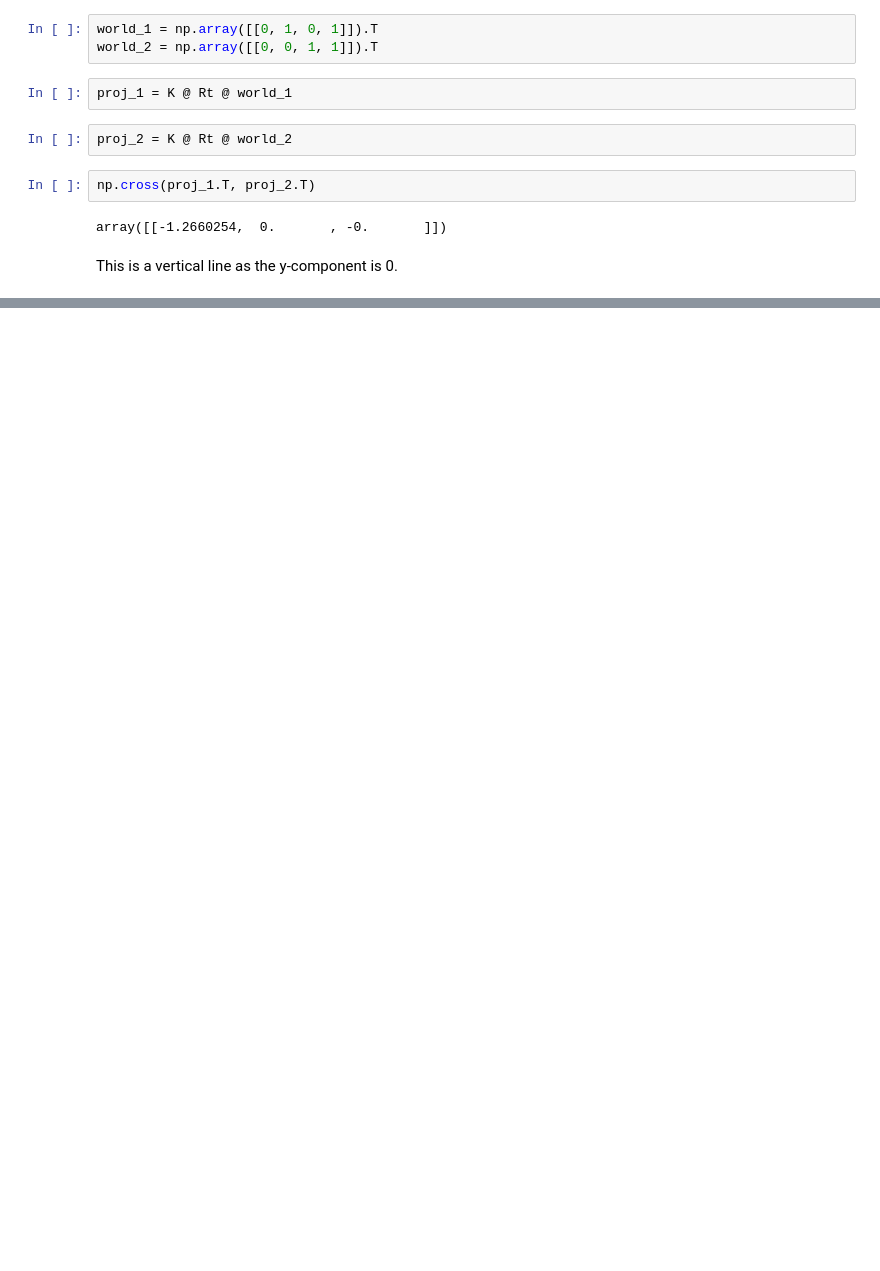
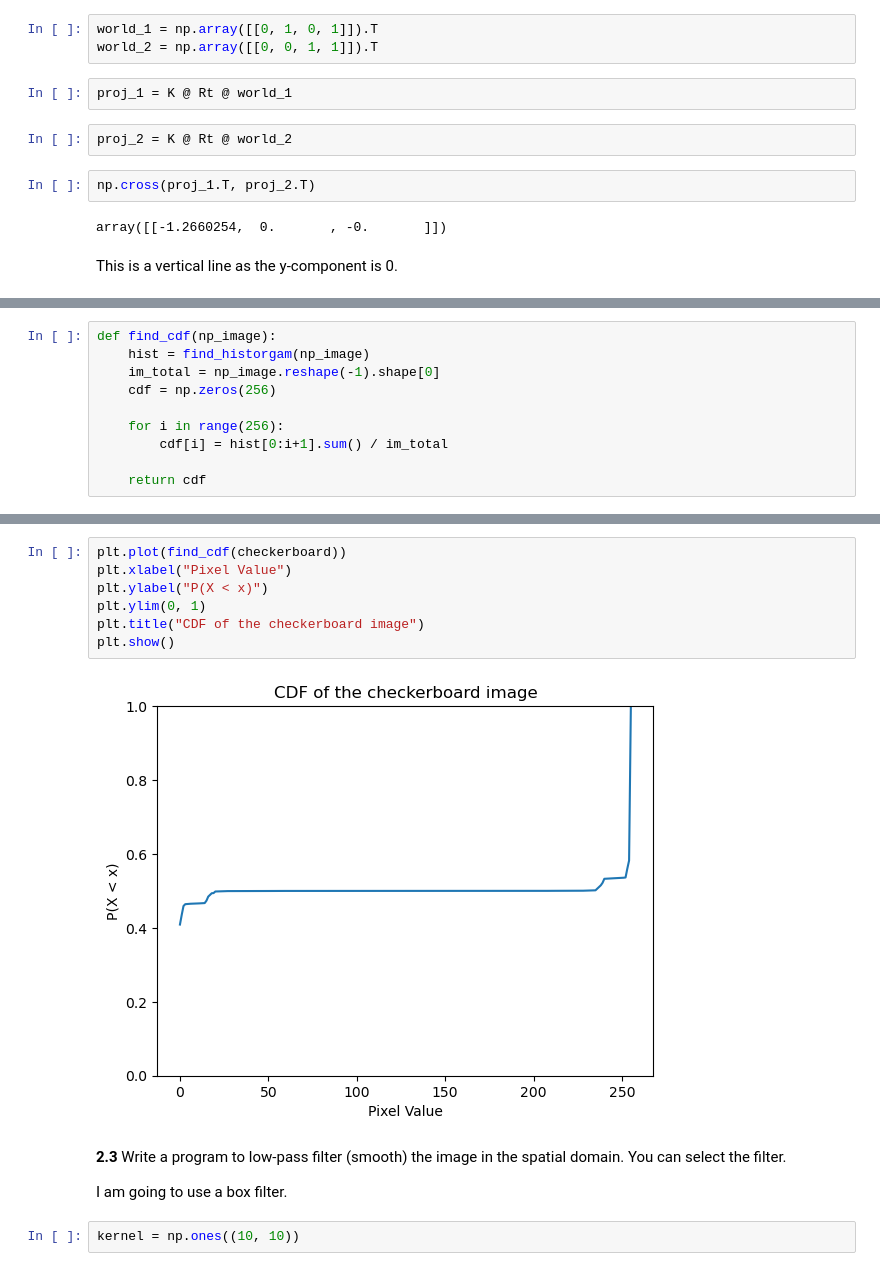
Before and after one commit to LennoxC/AIML331-Assignment-1, a Jupyter notebook: Assignment code.ipynb, the cells around one changed output, grey strips where cells are left out. Cells and saved outputs as stored; diff of their text form; blank space fills up the shorter version.

```diff
--- a/Assignment code.ipynb
+++ b/Assignment code.ipynb
@@ -59,0 +108,10 @@ This is a vertical line as the y-component is 0.
+# %%
+def find_cdf(np_image):
+    hist = find_historgam(np_image)
+    im_total = np_image.reshape(-1).shape[0]
+    cdf = np.zeros(256)
+
+    for i in range(256):
+        cdf[i] = hist[0:i+1].sum() / im_total
+
+    return cdf
@@ -59,0 +126,16 @@ This is a vertical line as the y-component is 0.
+# %%
+plt.plot(find_cdf(checkerboard))
+plt.xlabel("Pixel Value")
+plt.ylabel("P(X < x)")
+plt.ylim(0, 1)
+plt.title("CDF of the checkerboard image")
+plt.show()
+# %% [output]
+[figure, added]
+# %% [markdown]
+**2.3** Write a program to low-pass filter (smooth) the image in the spatial domain.
+You can select the filter.
+
+I am going to use a box filter.
+# %%
+kernel = np.ones((10, 10))
```
Also changed, not shown: parts of 36 cells of this notebook, 1 other file.
